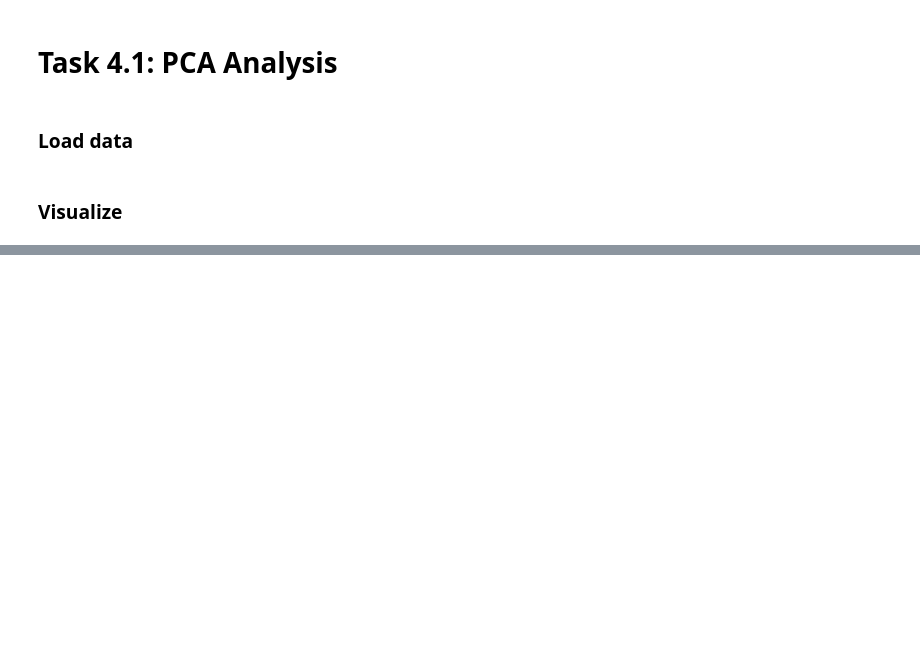
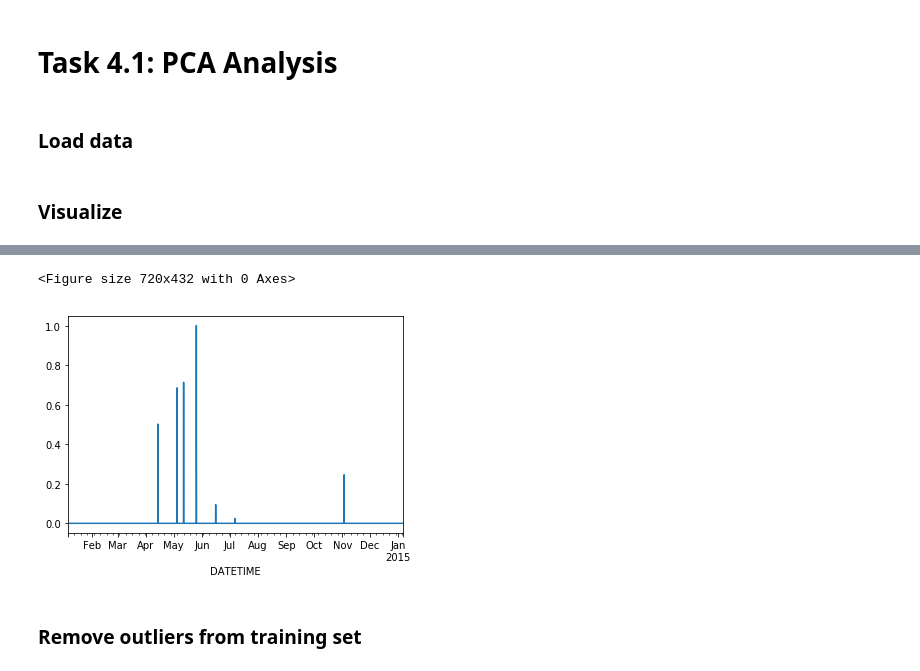
Before and after one commit to Lingygao/cyberdata, a Jupyter notebook: Lab 2/4. PCA/4.1 - PCA.ipynb, the cells around one changed output, grey strips where cells are left out. Cells and saved outputs as stored; diff of their text form; code cells hidden in the pictures; blank space fills up the shorter version.

```diff
--- a/Lab 2/4. PCA/4.1 - PCA.ipynb
+++ b/Lab 2/4. PCA/4.1 - PCA.ipynb
@@ -54,0 +45,7 @@ plt.show()
+# %%
+plot_residuals(residuals)
+# %% [output]
+<Figure size 720x432 with 0 Axes>
+[figure, added]
+# %% [markdown]
+### Remove outliers from training set
```
Also changed, not shown: parts of 21 cells of this notebook, 1 other file.
